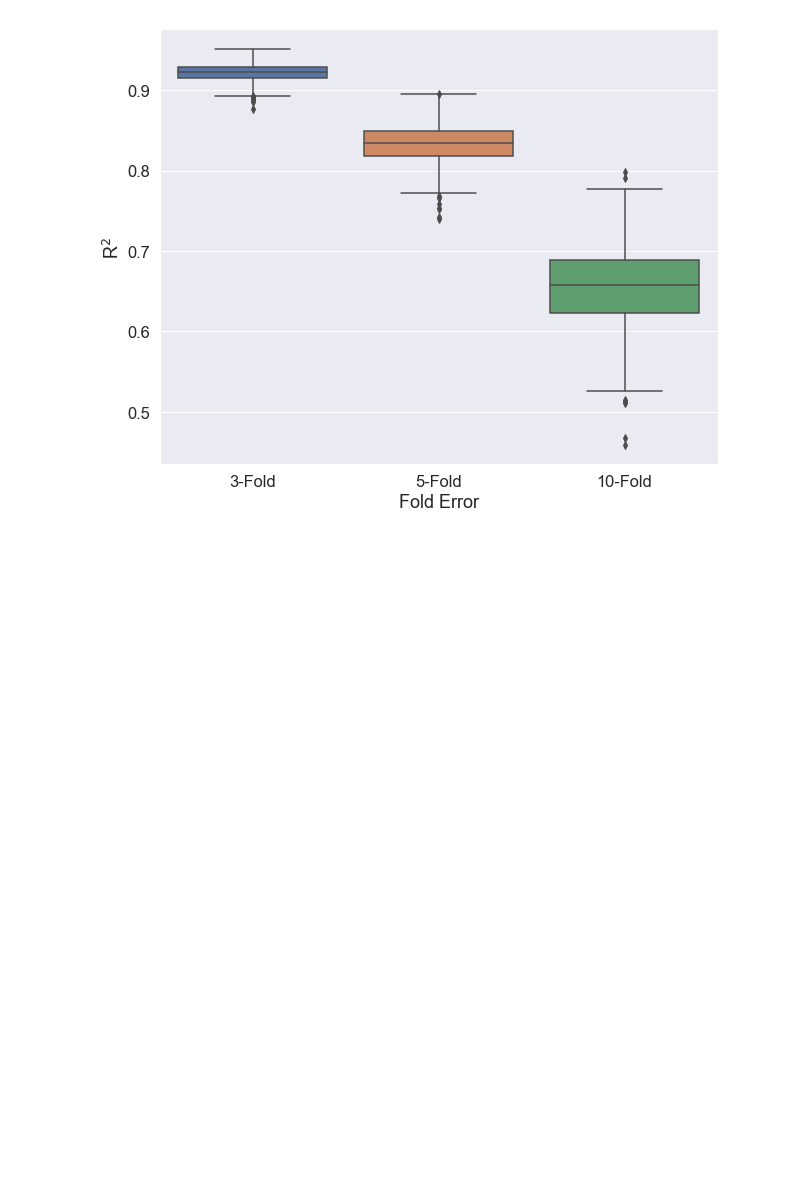
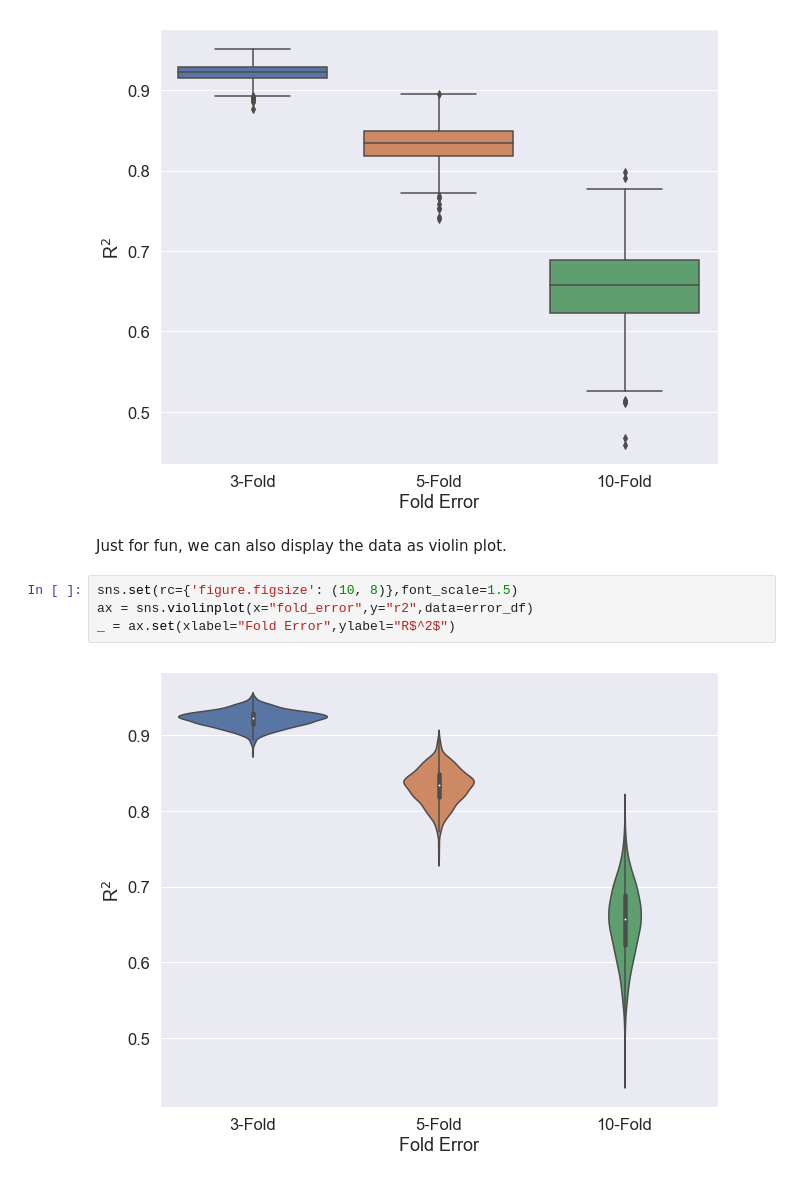
Before and after one commit to PatWalters/maximum_correlation, a Jupyter notebook: maximum_correlation.ipynb, the cells around one changed output. Saved outputs shown, nothing was run; the diff lists cells and outputs as text; blank space fills up the shorter version.

Commit message:
added violin_plots

```diff
--- a/maximum_correlation.ipynb
+++ b/maximum_correlation.ipynb
@@ -69,3 +79,11 @@ ax = sns.boxplot(x="fold_error",y="r2",data=error_df)
 _ = ax.set(xlabel="Fold Error",ylabel="R$^2$")
 # %% [output]
 [figure]
+# %% [markdown]
+Just for fun, we can also display the data as violin plot.
+# %%
+sns.set(rc={'figure.figsize': (10, 8)},font_scale=1.5)
+ax = sns.violinplot(x="fold_error",y="r2",data=error_df)
+_ = ax.set(xlabel="Fold Error",ylabel="R$^2$")
+# %% [output]
+[figure, added]
```
Also changed, not shown: parts of 6 cells of this notebook.
